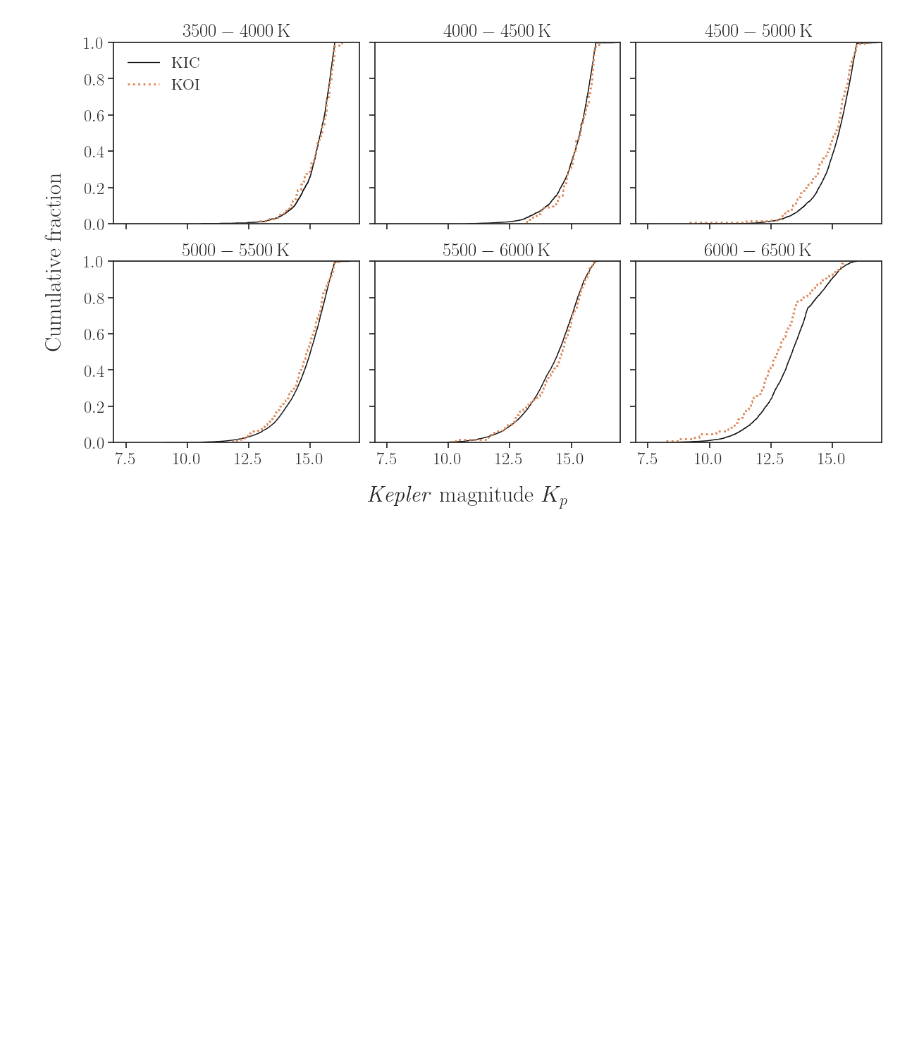
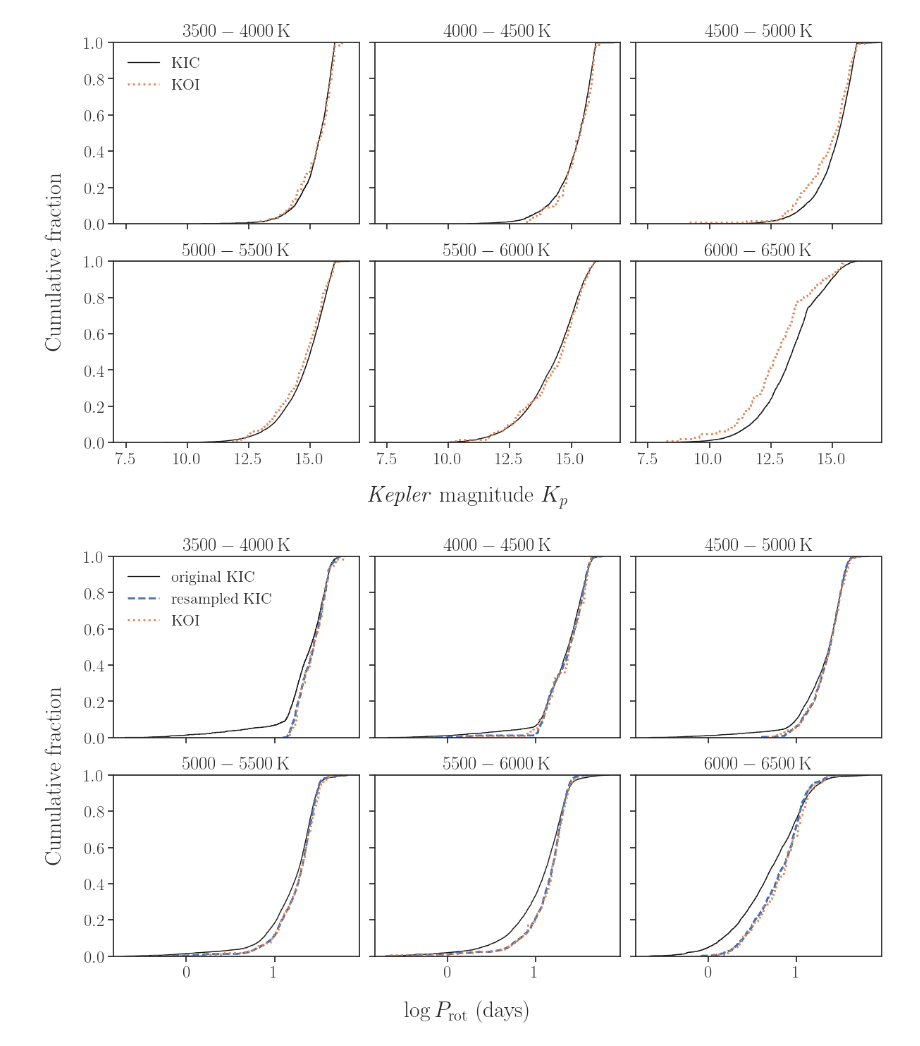
Before and after one commit to kemasuda/kepler-phot-var, a Jupyter notebook: resampling/resample_given_Teff_plot_dist.ipynb, the cells around one changed output. Cells and saved outputs as stored; diff of their text form; code cells hidden in the pictures; blank space fills up the shorter version.

```diff
--- a/resampling/resample_given_Teff_plot_dist.ipynb
+++ b/resampling/resample_given_Teff_plot_dist.ipynb
@@ -354,3 +358,22 @@ fig, axes = plot_pooled_resample_ecdf_by_teffbin(
 plt.savefig(figdir + '/ecdf_by_teff_kepmag_no-resample.png', dpi=200, bbox_inches='tight')
 # %% [output]
 [figure]
+# %%
+fig, axes = plot_pooled_resample_ecdf_by_teffbin(
+    dkic,
+    dkoi,
+    dkic_rs,
+    key='logp',
+    xlabel='$\log P_\mathrm{rot}$ (days)',
+    label_kic='original KIC',
+    label_resampled='resampled KIC',
+    label_koi='KOI',
+    show_resampled=True,
+    invert_x=True,
+    show_N=False,
+    #xlim=(7, 17),
+    legend_1st=True
+)
+plt.savefig(figdir + '/ecdf_by_teff_logp.png', dpi=200, bbox_inches='tight')
+# %% [output]
+[figure, added]
```
Also changed, not shown: parts of 4 cells of this notebook, 8 other files.
